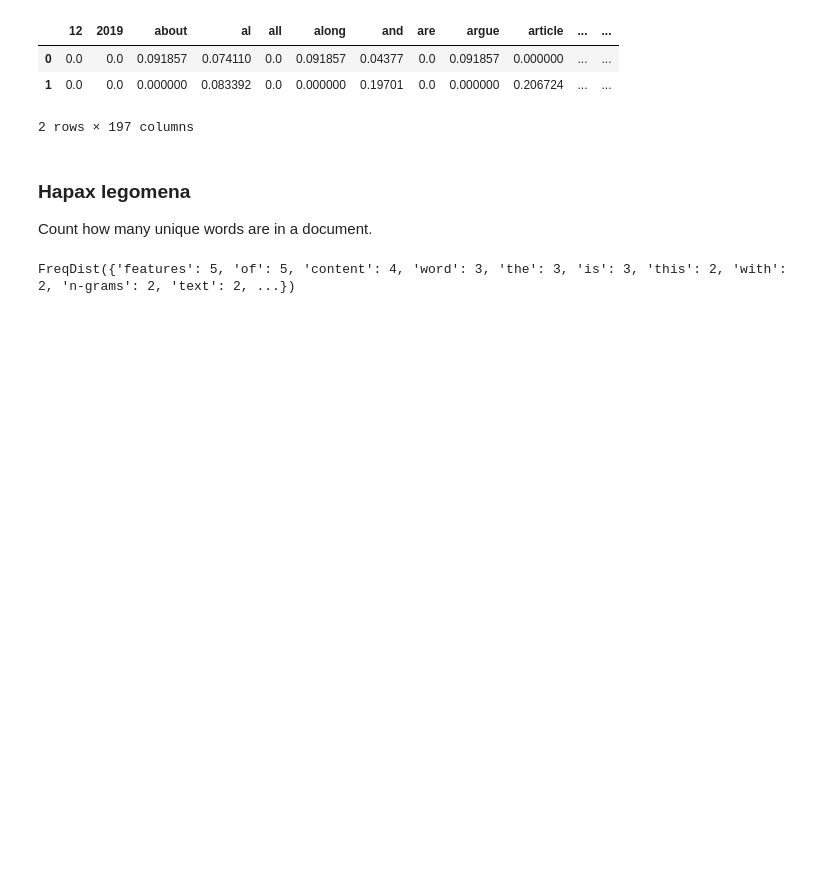
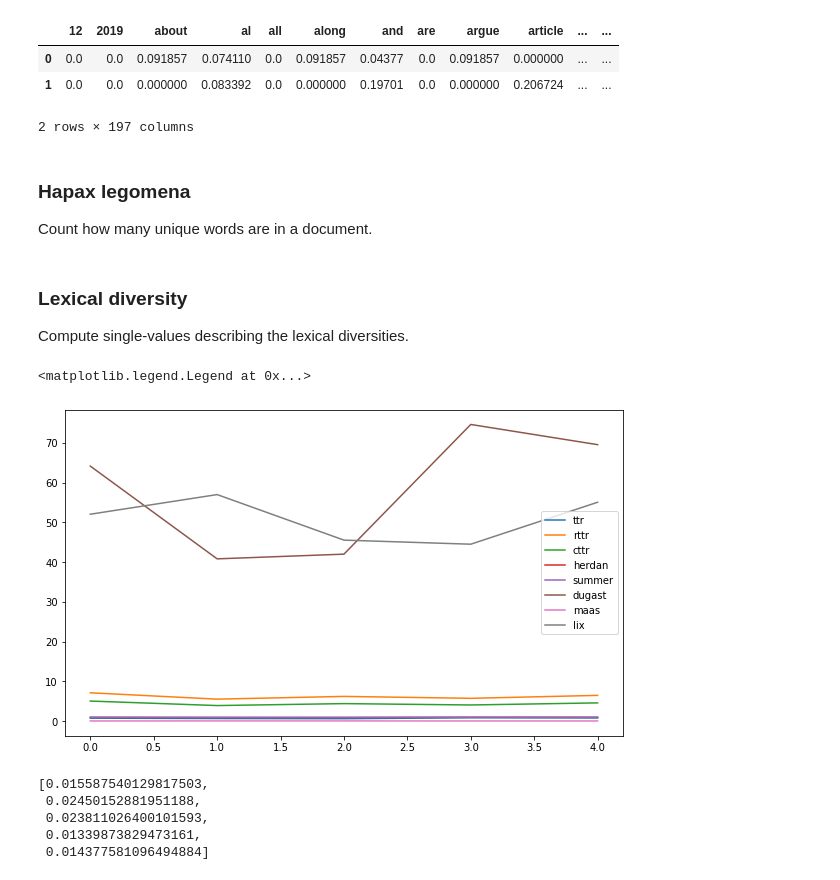
Before and after one commit to kroglkt/articlencoding, a Jupyter notebook: Authorship Attribution Feature Extraction.ipynb, the cells around one changed output. Saved outputs shown, nothing was run; the diff lists cells and outputs as text; code cells hidden in the pictures; blank space fills up the shorter version.

```diff
--- a/Authorship Attribution Feature Extraction.ipynb
+++ b/Authorship Attribution Feature Extraction.ipynb
@@ -126,10 +128,12 @@ X, vectorizer = train_tfidf_word_freq(test_corpus)
 | 0 | 0.0 | 0.0 | 0.091857 | 0.074110 | 0.0 | 0.091857 | 0.04377 | 0.0 | 0.091857 | 0.000000 | ... | ... |
 | 1 | 0.0 | 0.0 | 0.000000 | 0.083392 | 0.0 | 0.000000 | 0.19701 | 0.0 | 0.000000 | 0.206724 | ... | ... |
 2 rows × 197 columns
+# %%
+test_corpus = ['This list has overlapping features with content features. For example, word n-grams will capture the content of the text along with stylometric tendencies. Content features consist of word frequencies, word and character n-grams, hapax legomena etc. This overlap is not of concern, however, as Sari et al. \cite{Sari2018} show, using content features is beneficial when performing authorship attribution of news articles because journalists often have certain topics they prefer writing about. They argue that using only stylometric features is beneficial when attributing authors to texts of the same topic or genre, e.g. law text or movie reviews.',
+              'Bozkurt et al. \cite{Bozkurt} performed authorship attribution on Turkish newspaper articles using stylometric features, vocabulary diversity, bag of words and frequency of function words. For stylometric features, they used number of sentences and words in the article, the average number of words in a sentence and the whole article, the vocabulary size, frequencies of symbols used (periods, exclamation marks, etc.) and the number of incomplete sentences. They weighted their features using Term Frequency-Inverse Document Frequency (TF-IDF).',
+              'TF-IDF is a weighting system often used on words. It consists of two parts: term frequency (TF), which coulds how often a term occurs in a document, and inverse document frequency (IDF) which measures the term importance, as it compares how often the term occurs in a corpus\cite{TFIDF}. The system is useful for measuring how important a term is for a document. For example, the word "the" will often occur in English texts, making it not important even though it occurs frequently in a document. TF-IDF has on many occasions been used in authorship attribution\cite{Muttenhaler, basile:2019, rahgouy:2019} and can be used on different terms, such as characters, symbols or n-grams.',
+              'Every year, the research group Webis hosts the PAN shared tasks on digital text forensics and sylometry\cite{PAN}. Contestants will solve various tasks concerning NLP and on multiple occasions, authorship attribution were part of the tasks. The methodologies used in these tasks are useful resources for feature and model selections.',
+              'In the overview paper of the authorship attribution task of PAN 2019\cite{kestemont2019overview}, the 12 best performing models are compiled. All features involve character n-grams and other sorts of n-grams. Other popular choices of n-grams contain words, POS tags, punctuation and distortion. Most of the participants use TF-IDF weighting and SVMs as classifiers. Distortion is a method for masking topical contents of the text before feature extraction, focusing only on stylometric features.']
 # %% [markdown]
 ### Hapax legomena
 Count how many unique words are in a document.
-# %%
-nltk.probability.FreqDist(split_words(string))
-# %% [output]
-FreqDist({'features': 5, 'of': 5, 'content': 4, 'word': 3, 'the': 3, 'is': 3, 'this': 2, 'with': 2, 'n-grams': 2, 'text': 2, ...})
@@ -135,0 +145,3 @@ FreqDist({'features': 5, 'of': 5, 'content': 4, 'word': 3, 'the': 3, 'is': 3, 't
+# %% [markdown]
+### Lexical diversity
+Compute single-values describing the lexical diversities.
@@ -135,0 +172,33 @@ FreqDist({'features': 5, 'of': 5, 'content': 4, 'word': 3, 'the': 3, 'is': 3, 't
+# %%
+stats = [lexical_diversities(x) for x in test_corpus]
+
+ttr = [x['ttr'] for x in stats]
+rttr = [x['rttr'] for x in stats]
+cttr = [x['cttr'] for x in stats]
+herdan = [x['herdan'] for x in stats]
+summer = [x['summer'] for x in stats]
+dugast = [x['dugast'] for x in stats]
+maas = [x['maas'] for x in stats]
+lix = [x['lix'] for x in stats]
+
+fig = plt.figure(figsize=(10,6))
+plt.plot(ttr, label='ttr')
+plt.plot(rttr, label='rttr')
+plt.plot(cttr, label='cttr')
+plt.plot(herdan, label='herdan')
+plt.plot(summer, label='summer')
+plt.plot(dugast, label='dugast')
+plt.plot(maas, label='maas')
+plt.plot(lix, label='lix')
+plt.legend()
+# %% [output]
+<matplotlib.legend.Legend at 0x...>
+[figure, added]
+# %%
+maas
+# %% [output]
+[0.015587540129817503,
+ 0.02450152881951188,
+ 0.023811026400101593,
+ 0.01339873829473161,
+ 0.014377581096494884]
```
Also changed, not shown: parts of 3 cells of this notebook, 1 other file.
